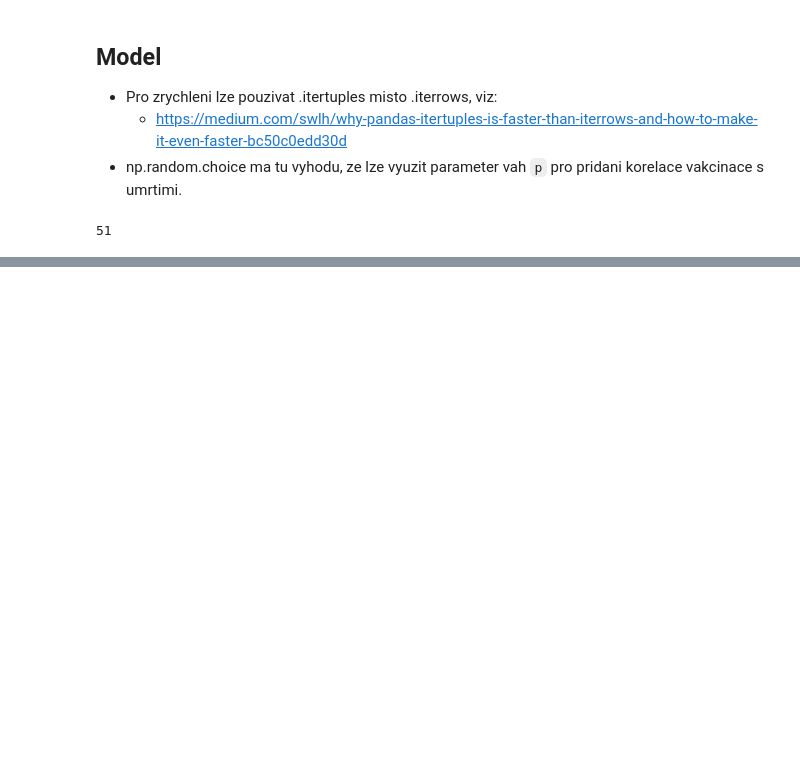
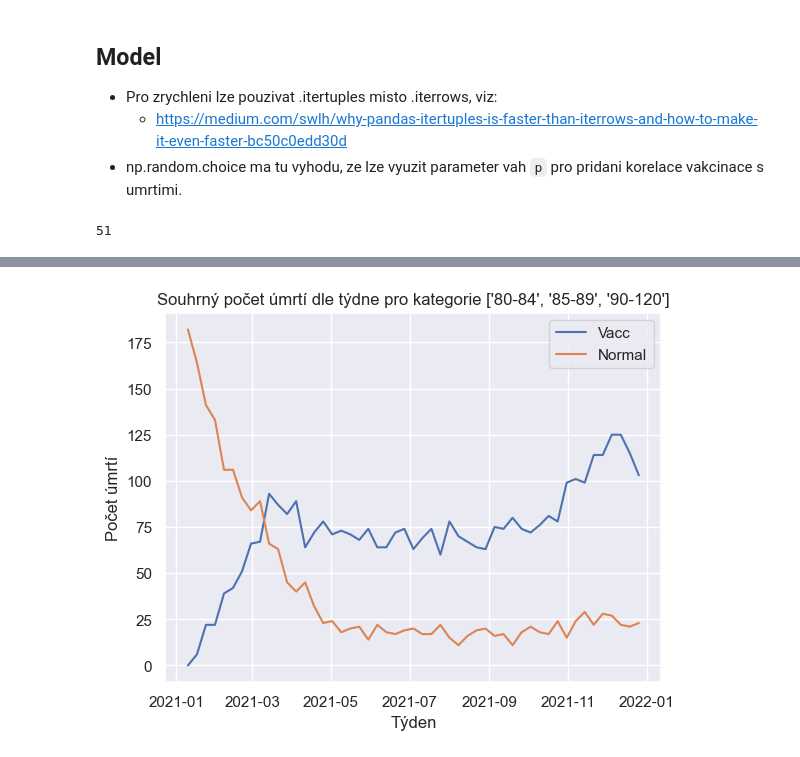
Before and after one commit to PalackyUniversity/nobel-model, a Jupyter notebook: main.ipynb, the cells around one changed output, grey strips where cells are left out. Cells and saved outputs as stored; diff of their text form; code cells hidden in the pictures; blank space fills up the shorter version.

```diff
--- a/main.ipynb
+++ b/main.ipynb
@@ -287,0 +401,11 @@ Wall time: 1.06 ms
+# %%
+#plt.plot(dead_vaccinated[SELECTED_CATEGORY].keys(), dead_vaccinated[SELECTED_CATEGORY].values(), label="Vaccinated")
+#plt.plot(dead_normal[SELECTED_CATEGORY].keys(), dead_normal[SELECTED_CATEGORY].values(), label="Normal")
+plt.plot(x, y_vacc, label="Vacc")
+plt.plot(x, y_normal, label="Normal")
+plt.xlabel("Týden")
+plt.ylabel("Počet úmrtí")
+plt.title(f"Souhrný počet úmrtí dle týdne pro kategorie {SELECTED_CATEGORIES}")
+plt.legend();
+# %% [output]
+[figure, added]
```
Also changed, not shown: parts of 25 cells of this notebook.
